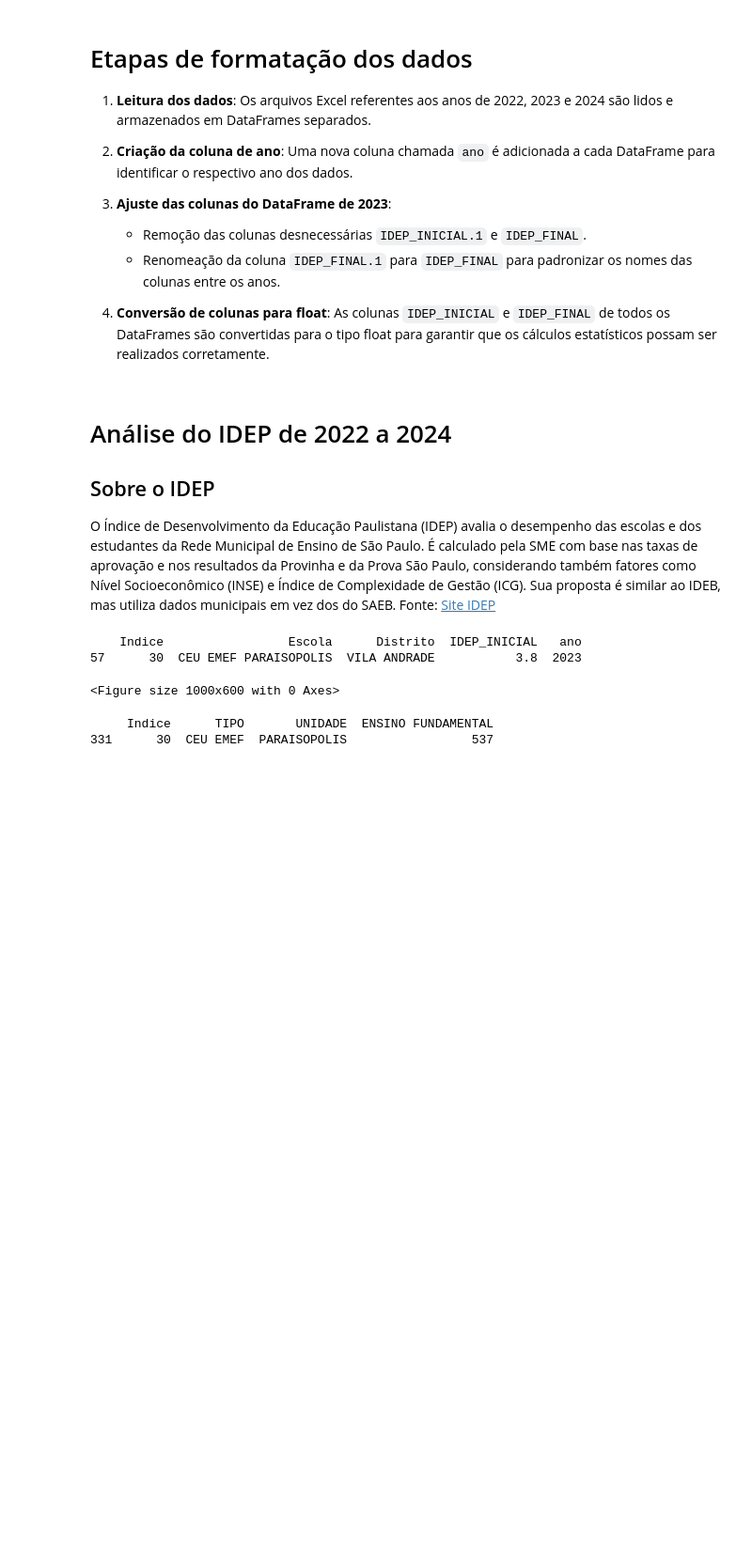
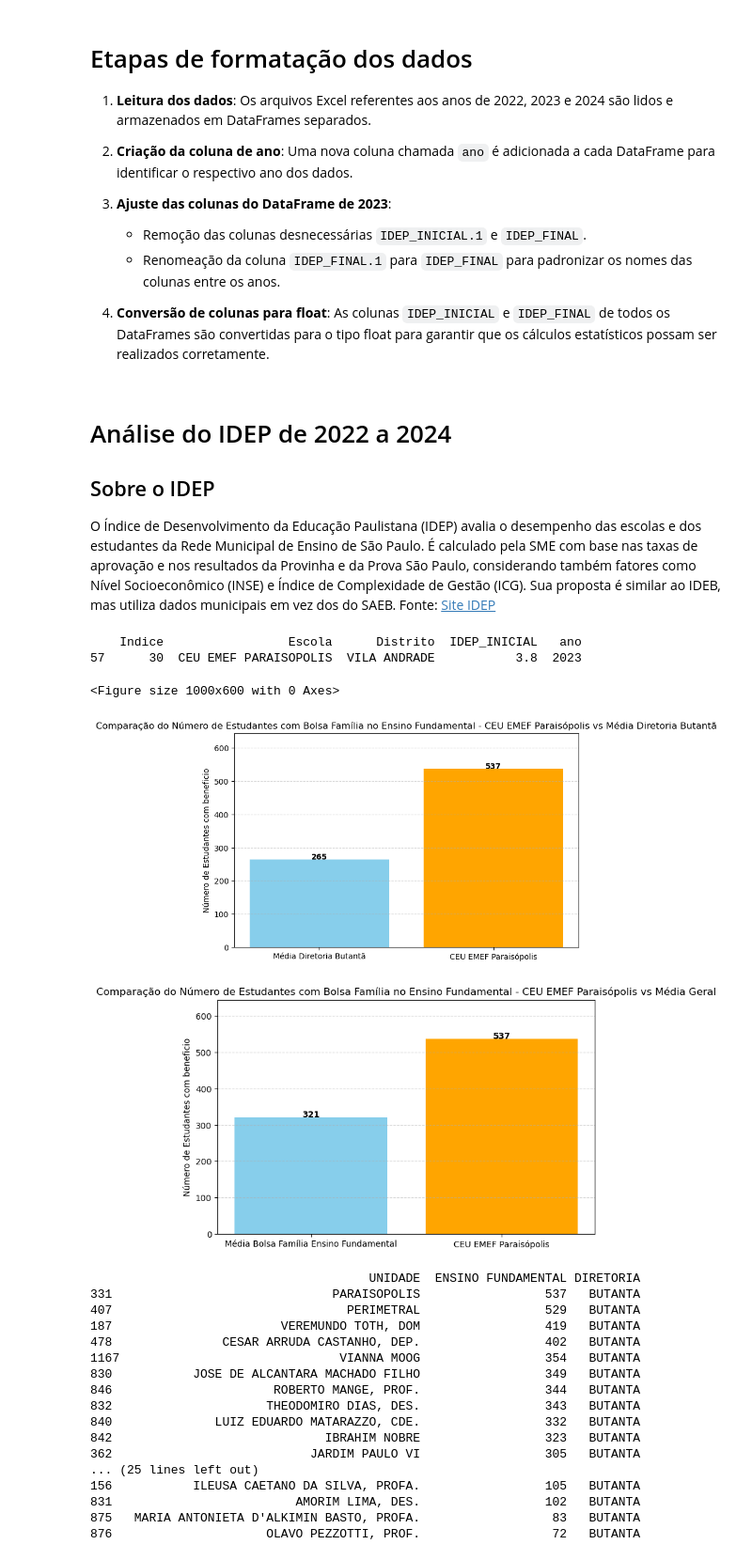
Before and after one commit to Rjj18/analise_idep, a Jupyter notebook: Untitled-1.ipynb, the cells around one changed output. Shown at 94% size. Saved outputs shown, nothing was run; the diff lists cells and outputs as text; code cells hidden in the pictures; blank space fills up the shorter version.

```diff
--- a/Untitled-1.ipynb
+++ b/Untitled-1.ipynb
@@ -243,32 +243,78 @@ plt.show()
 # %%
 
 
 bolsa_familia = pd.read_excel('bolsa_2024.xlsx')
 
 
 # ordenar o dataframe pela coluna 'ENSINO FUNDAMENTAL'
 bolsa_familia = bolsa_familia.sort_values(by='ENSINO FUNDAMENTAL', ascending=False)
 
 # criar a coluna indice
 bolsa_familia['Indice'] = range(1, len(bolsa_familia) + 1)
 
 # remover as linhas com valores 0 na coluna 'ENSINO FUNDAMENTAL'
 bolsa_familia_fundamental = bolsa_familia[bolsa_familia['ENSINO FUNDAMENTAL'] > 0]
 
-# imprimir a linha filtrando a escola 'CEU EMEF PARAISOPOLIS'
-def listar_escola_bolsa(df, escola):
-    """
-    Lista uma escola específica com colunas selecionadas do DataFrame de Bolsa Família.
-    """
-    colunas_selecionadas = ['Indice', 'TIPO', 'UNIDADE', 'ENSINO FUNDAMENTAL']
-    linha_escola = df.loc[df['UNIDADE'] == escola, colunas_selecionadas]
-    if not linha_escola.empty:
-        print(linha_escola)
-    else:
-        print(f"Escola '{escola}' não encontrada.")
+# media do numero de estudantes com beneficio do bolsa familia no ensino fundamental
+media_bolsa_familia_fundamental = bolsa_familia_fundamental['ENSINO FUNDAMENTAL'].mean()
 
 
-listar_escola_bolsa(bolsa_familia_fundamental, 'PARAISOPOLIS')
+bolsa_familia_fundamental_butanta = bolsa_familia_fundamental[bolsa_familia_fundamental['DIRETORIA'] == 'BUTANTA']
+bolsa_familia_fundamental_butanta = bolsa_familia_fundamental_butanta.sort_values(by='ENSINO FUNDAMENTAL', ascending=False)
+
+
+
+#media de ENSINO FUNDAMENTAL da Diretoria Butantã e numero de paraispolis
+media_bolsa_familia_fundamental_butanta = bolsa_familia_fundamental_butanta['ENSINO FUNDAMENTAL'].mean()
+
+
+# grafico comparando a media do enisno fundamental da Diretoria Butantã com a PARAISOPOLIS do df bolsa_familia_fundamental_butanta
+plt.figure(figsize=(8, 5))
+plt.bar(['Média Diretoria Butantã', 'CEU EMEF Paraisópolis'],
+        [media_bolsa_familia_fundamental_butanta, bolsa_familia_fundamental_butanta.loc[bolsa_familia_fundamental_butanta['UNIDADE'] == 'PARAISOPOLIS', 'ENSINO FUNDAMENTAL'].values[0]],
+        color=['skyblue', 'orange'])
+plt.ylabel('Número de Estudantes com beneficio')
+plt.title('Comparação do Número de Estudantes com Bolsa Família no Ensino Fundamental - CEU EMEF Paraisópolis vs Média Diretoria Butantã')
+for i, v in enumerate([media_bolsa_familia_fundamental_butanta, bolsa_familia_fundamental_butanta.loc[bolsa_familia_fundamental_butanta['UNIDADE'] == 'PARAISOPOLIS', 'ENSINO FUNDAMENTAL'].values[0]]):
+    plt.text(i, v + 0.5, f"{v:.0f}", ha='center', fontweight='bold')
+plt.ylim(0, max(media_bolsa_familia_fundamental_butanta, bolsa_familia_fundamental_butanta.loc[bolsa_familia_fundamental_butanta['UNIDADE'] == 'PARAISOPOLIS', 'ENSINO FUNDAMENTAL'].values[0]) * 1.2)
+plt.grid(axis='y', linestyle='--', alpha=0.5)
+plt.show()
+
+# grafico comparando as variaveis media_bolsa_familia_fundamental e o numero de estudantes com beneficio do bolsa familia no ensino fundamental da CEU EMEF Paraisópolis
+plt.figure(figsize=(8, 5))
+plt.bar(['Média Bolsa Família Ensino Fundamental', 'CEU EMEF Paraisópolis'],
+        [media_bolsa_familia_fundamental, bolsa_familia_fundamental_butanta.loc[bolsa_familia_fundamental_butanta['UNIDADE'] == 'PARAISOPOLIS', 'ENSINO FUNDAMENTAL'].values[0]],
+        color=['skyblue', 'orange'])
+plt.ylabel('Número de Estudantes com beneficio')
+plt.title('Comparação do Número de Estudantes com Bolsa Família no Ensino Fundamental - CEU EMEF Paraisópolis vs Média Geral')
+for i, v in enumerate([media_bolsa_familia_fundamental, bolsa_familia_fundamental_butanta.loc[bolsa_familia_fundamental_butanta['UNIDADE'] == 'PARAISOPOLIS', 'ENSINO FUNDAMENTAL'].values[0]]):
+    plt.text(i, v + 0.5, f"{v:.0f}", ha='center', fontweight='bold')
+plt.ylim(0, max(media_bolsa_familia_fundamental, bolsa_familia_fundamental_butanta.loc[bolsa_familia_fundamental_butanta['UNIDADE'] == 'PARAISOPOLIS', 'ENSINO FUNDAMENTAL'].values[0]) * 1.2)
+plt.grid(axis='y', linestyle='--', alpha=0.5)
+plt.show()
+
+
+
+# imprimir data frame apenas com as colunas 'INDICE', 'UNIDADE', 'ENSINO FUNDAMENTAL', 'DIRETORIA', 'ENSINO FUNDAMENTAL'
+print(bolsa_familia_fundamental_butanta[['UNIDADE', 'ENSINO FUNDAMENTAL', 'DIRETORIA']])
 # %% [output]
+[figure, added]
+[figure, added]
-     Indice      TIPO       UNIDADE  ENSINO FUNDAMENTAL
-331      30  CEU EMEF  PARAISOPOLIS                 537
+                                      UNIDADE  ENSINO FUNDAMENTAL DIRETORIA
+331                              PARAISOPOLIS                 537   BUTANTA
+407                                PERIMETRAL                 529   BUTANTA
+187                       VEREMUNDO TOTH, DOM                 419   BUTANTA
+478               CESAR ARRUDA CASTANHO, DEP.                 402   BUTANTA
+1167                              VIANNA MOOG                 354   BUTANTA
+830           JOSE DE ALCANTARA MACHADO FILHO                 349   BUTANTA
+846                      ROBERTO MANGE, PROF.                 344   BUTANTA
+832                     THEODOMIRO DIAS, DES.                 343   BUTANTA
+840              LUIZ EDUARDO MATARAZZO, CDE.                 332   BUTANTA
+842                             IBRAHIM NOBRE                 323   BUTANTA
+362                           JARDIM PAULO VI                 305   BUTANTA
+... (25 lines left out)
+156           ILEUSA CAETANO DA SILVA, PROFA.                 105   BUTANTA
+831                         AMORIM LIMA, DES.                 102   BUTANTA
+875   MARIA ANTONIETA D'ALKIMIN BASTO, PROFA.                  83   BUTANTA
+876                     OLAVO PEZZOTTI, PROF.                  72   BUTANTA
```
Also changed, not shown: 2 other files.
